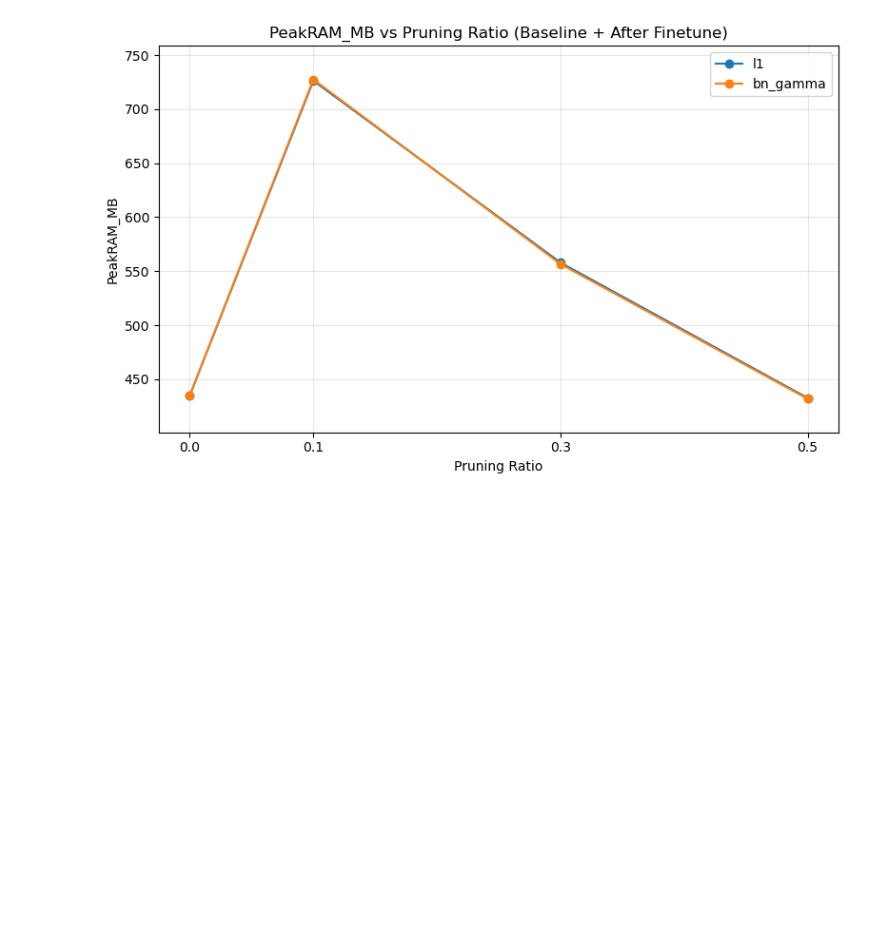
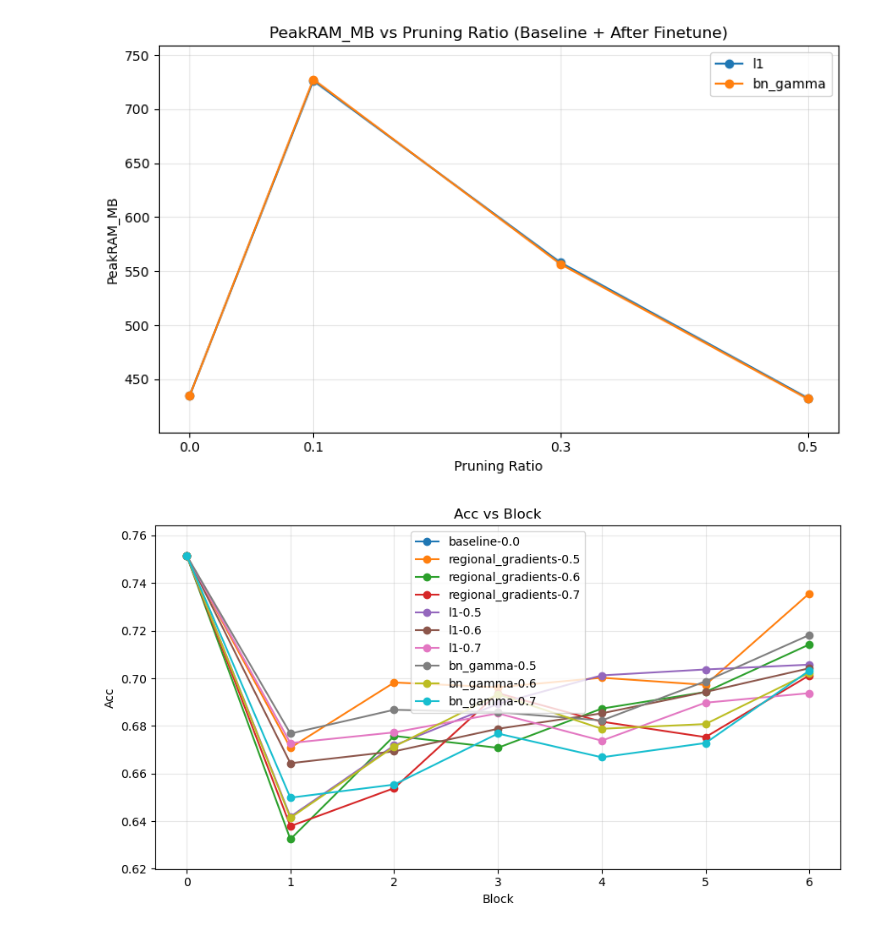
Before and after one commit to arihangupta/Pruning, a Jupyter notebook: Unstructured_Pruning_WF.ipynb, the cells around one changed output. Drawn from its saved outputs; the diff is of its cells as text; code cells hidden in the pictures; blank space fills up the shorter version.

```diff
--- a/Unstructured_Pruning_WF.ipynb
+++ b/Unstructured_Pruning_WF.ipynb
@@ -250,3 +250,83 @@ for metric in metrics:
 [figure]
 [figure]
 [figure]
+# %%
+import pandas as pd
+import matplotlib.pyplot as plt
+
+# Load CSV
+df = pd.read_csv("/Users/arihangupta/Downloads/dermamnist_pgto_pruning_metrics_progressive_fixed.csv")
+
+# Keep only desired stages
+stages_keep = ["postcalib", "after_kd", "after_global_finetune", "baseline"]
+df = df[df["Stage"].apply(lambda s: any(k in s for k in stages_keep))].copy()
+
+# Map Stage -> Block index
+def stage_to_block(stage: str):
+    if stage == "baseline":
+        return 0
+    elif "layer1" in stage and "postcalib" in stage:
+        return 1
+    elif "layer2" in stage and "postcalib" in stage:
+        return 2
+    elif "layer3" in stage and "postcalib" in stage:
+        return 3
+    elif "layer4" in stage and "postcalib" in stage:
+        return 4
+    elif stage == "after_kd":
+        return 5
+    elif stage == "after_global_finetune":
+        return 6
+    return None
+
+df["Block"] = df["Stage"].apply(stage_to_block)
+
+# Use all unique (Variant, Ratio) pairs
+variants = df[["Variant", "Ratio"]].drop_duplicates().values.tolist()
+
+# Metrics to plot
+metrics = [
+    "Acc", "AUC", "Loss",
+    "FLOPs_M_per_image", "ModelSizeMB",
+    "InferenceTime_per_batch32_s", "PeakRAM_MB"
+]
+
+for metric in metrics:
+    plt.figure(figsize=(9,5))
+
+    for method, ratio in variants:
+        # Get subset
+        subset = df[(df["Variant"] == method) & (df["Ratio"] == ratio)].copy()
+
+        # Add baseline explicitly for this variant/ratio
+        baseline = df[df["Stage"] == "baseline"].copy()
+        baseline["Variant"] = method
+        baseline["Ratio"] = ratio
+        subset = pd.concat([baseline, subset])
+
+        # Order by Block
+        subset = subset.sort_values("Block")
+
+        # Plot
+        plt.plot(
+            subset["Block"], subset[metric],
+            marker="o", label=f"{method}-{ratio}"
+        )
+
+    plt.xlabel("Block")
+    plt.ylabel(metric)
+    plt.title(f"{metric} vs Block")
+    plt.legend()
+    plt.grid(True, alpha=0.3)
+
+    # X-axis ticks
+    plt.xticks(sorted(df["Block"].dropna().unique()))
+
+    # Add y padding
+    ymin, ymax = plt.ylim()
+    plt.ylim(ymin - 0.05*(ymax-ymin), ymax + 0.05*(ymax-ymin))
+
+    plt.tight_layout()
+    plt.show()
+# %% [output]
+[figure, added]
```
Also changed, not shown: parts of 1 cell of this notebook, 2 other files.
